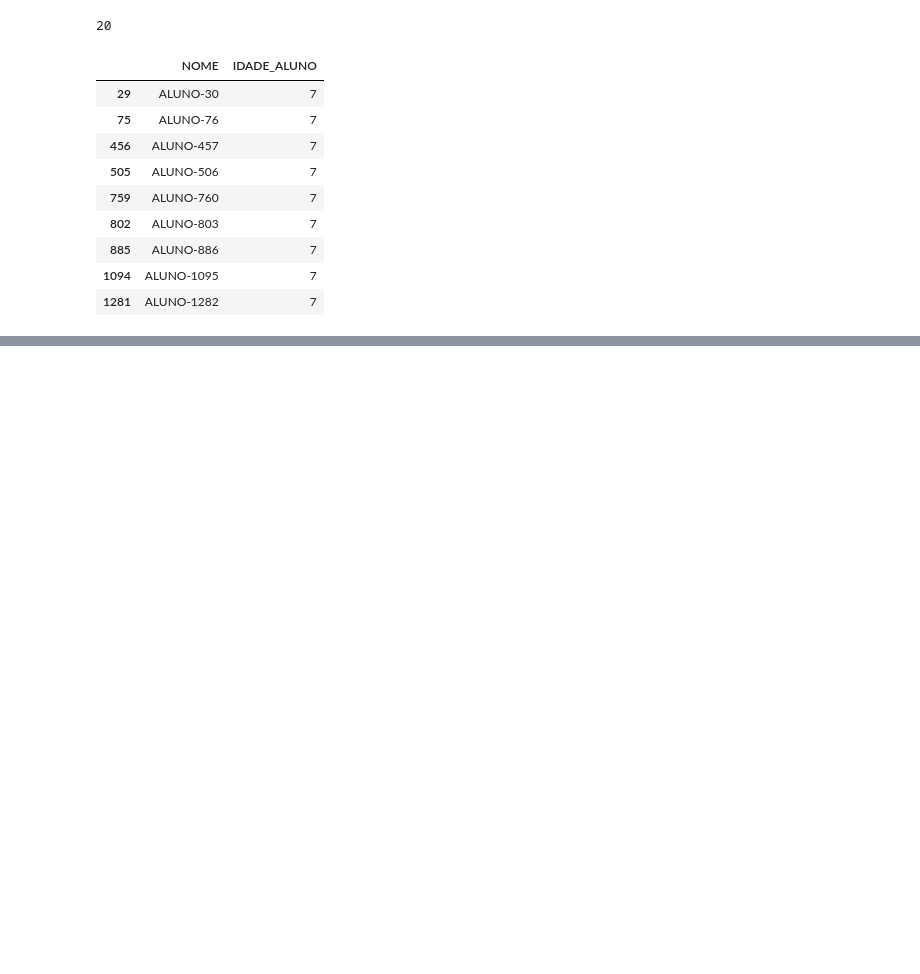
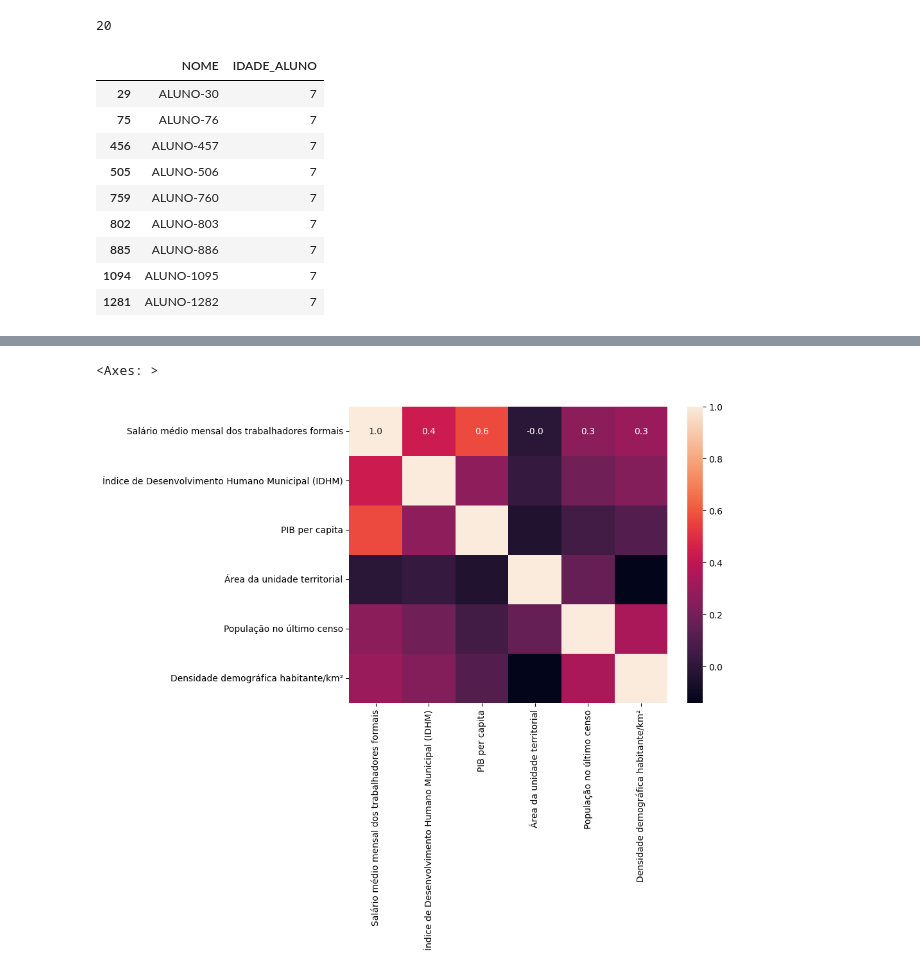
Before and after one commit to kfpetruz/Projeto-Expansao-ONG-Passos-Magicos, a Jupyter notebook: model_expansao.ipynb, the cells around one changed output, grey strips where cells are left out. Saved outputs shown, nothing was run; the diff lists cells and outputs as text; code cells hidden in the pictures; blank space fills up the shorter version.

```diff
--- a/model_expansao.ipynb
+++ b/model_expansao.ipynb
@@ -158,0 +153,3 @@ dados_externos.describe()
+# %%
+dados_externos_considerados = dados_externos[['Município', 'Salário médio mensal dos trabalhadores formais', 'Índice de Desenvolvimento Humano Municipal (IDHM)', 'PIB per capita', 'Área da unidade territorial', 'População no último censo', 'Densidade demográfica habitante/km²']]
+dados_externos_considerados.head()
@@ -158,0 +163,6 @@ dados_externos.describe()
+# %%
+plt.figure(figsize=(8,6))
+sns.heatmap(dados_externos_considerados[['Salário médio mensal dos trabalhadores formais', 'Índice de Desenvolvimento Humano Municipal (IDHM)', 'PIB per capita', 'Área da unidade territorial', 'População no último censo', 'Densidade demográfica habitante/km²']].corr(method = 'pearson'), annot=True, fmt=".1f")
+# %% [output]
+<Axes: >
+[figure, added]
```
Also changed, not shown: parts of 18 cells of this notebook, 2 other files.
